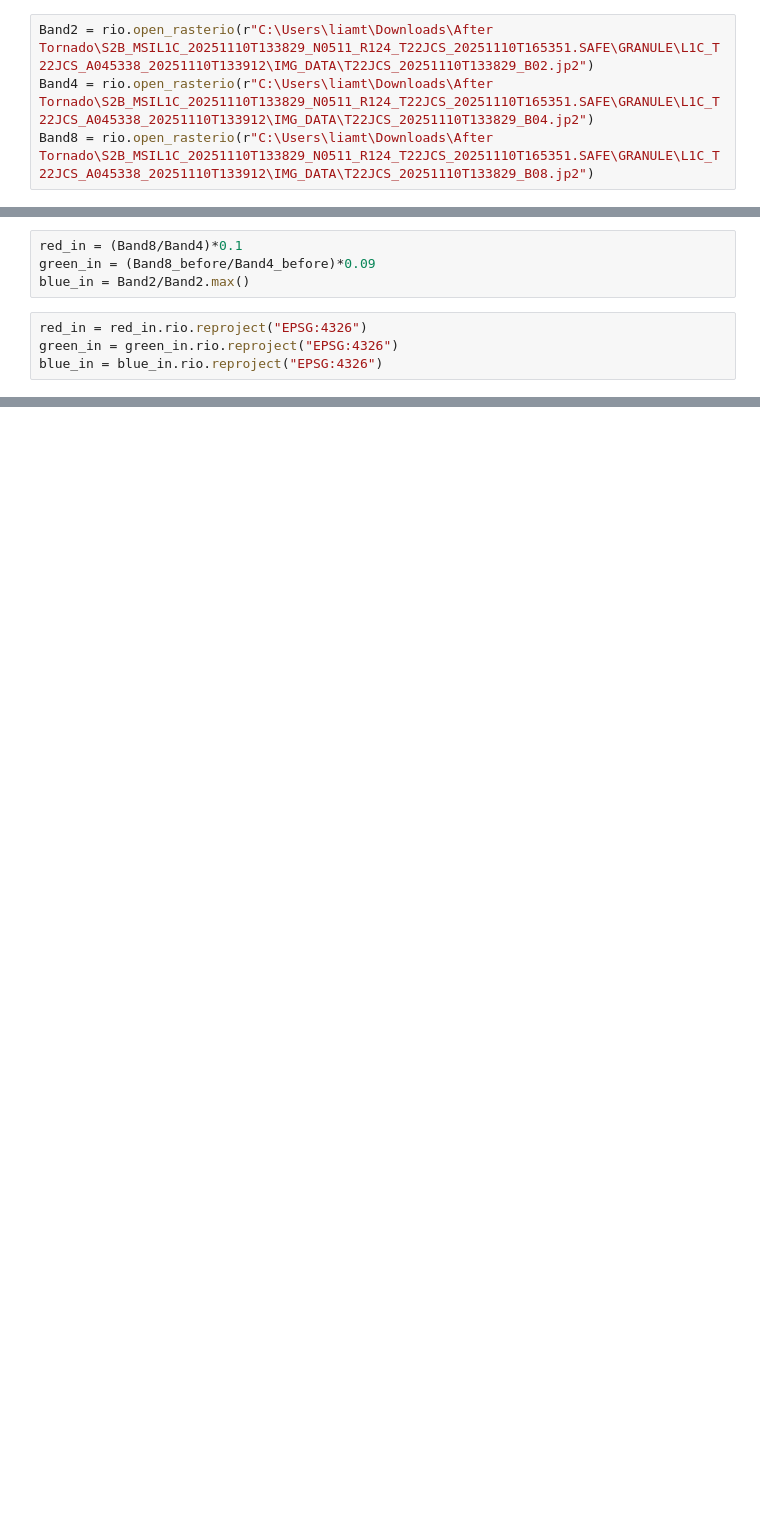
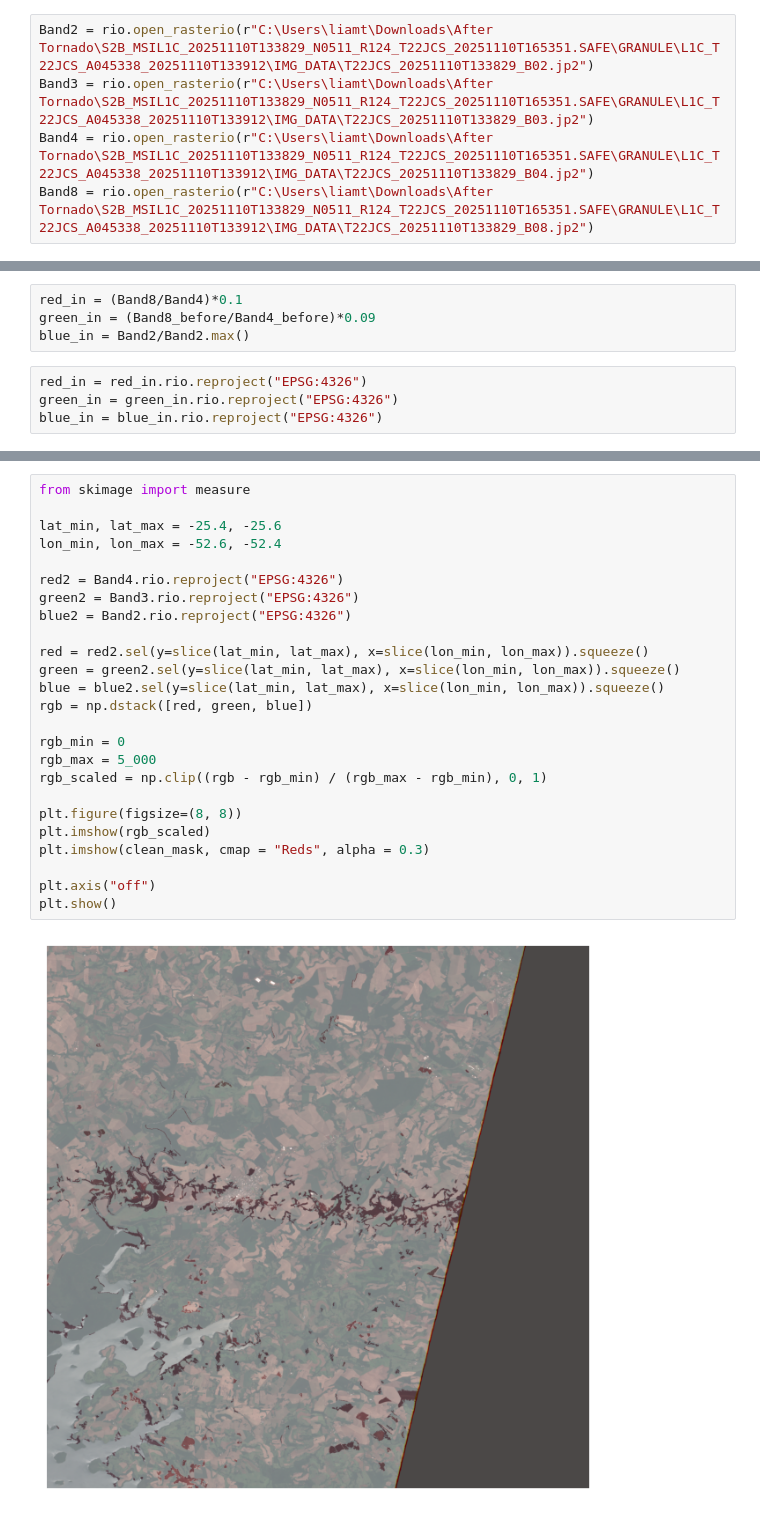
Before and after one commit to Lct0015/Final-Project, a Jupyter notebook: Tornado Tracks.ipynb, the cells around one changed output, grey strips where cells are left out. Cells and saved outputs as stored; diff of their text form; blank space fills up the shorter version.

```diff
--- a/Tornado Tracks.ipynb
+++ b/Tornado Tracks.ipynb
@@ -14,4 +10,5 @@ Band8_before = rio.open_rasterio(r"C:\Users\liamt\Downloads\Before Tornado\S2B_M
 # %%
 Band2 = rio.open_rasterio(r"C:\Users\liamt\Downloads\After Tornado\S2B_MSIL1C_20251110T133829_N0511_R124_T22JCS_20251110T165351.SAFE\GRANULE\L1C_T22JCS_A045338_20251110T133912\IMG_DATA\T22JCS_20251110T133829_B02.jp2")
+Band3 = rio.open_rasterio(r"C:\Users\liamt\Downloads\After Tornado\S2B_MSIL1C_20251110T133829_N0511_R124_T22JCS_20251110T165351.SAFE\GRANULE\L1C_T22JCS_A045338_20251110T133912\IMG_DATA\T22JCS_20251110T133829_B03.jp2")
 Band4 = rio.open_rasterio(r"C:\Users\liamt\Downloads\After Tornado\S2B_MSIL1C_20251110T133829_N0511_R124_T22JCS_20251110T165351.SAFE\GRANULE\L1C_T22JCS_A045338_20251110T133912\IMG_DATA\T22JCS_20251110T133829_B04.jp2")
 Band8 = rio.open_rasterio(r"C:\Users\liamt\Downloads\After Tornado\S2B_MSIL1C_20251110T133829_N0511_R124_T22JCS_20251110T165351.SAFE\GRANULE\L1C_T22JCS_A045338_20251110T133912\IMG_DATA\T22JCS_20251110T133829_B08.jp2")
@@ -50,0 +61,27 @@ Clipping input data to the valid range for imshow with RGB data ([0..1] for floa
+# %%
+from skimage import measure
+
+lat_min, lat_max = -25.4, -25.6
+lon_min, lon_max = -52.6, -52.4
+
+red2 = Band4.rio.reproject("EPSG:4326")
+green2 = Band3.rio.reproject("EPSG:4326")
+blue2 = Band2.rio.reproject("EPSG:4326")
+
+red = red2.sel(y=slice(lat_min, lat_max), x=slice(lon_min, lon_max)).squeeze()
+green = green2.sel(y=slice(lat_min, lat_max), x=slice(lon_min, lon_max)).squeeze()
+blue = blue2.sel(y=slice(lat_min, lat_max), x=slice(lon_min, lon_max)).squeeze()
+rgb = np.dstack([red, green, blue])
+
+rgb_min = 0
+rgb_max = 5_000
+rgb_scaled = np.clip((rgb - rgb_min) / (rgb_max - rgb_min), 0, 1)
+
+plt.figure(figsize=(8, 8))
+plt.imshow(rgb_scaled)
+plt.imshow(clean_mask, cmap = "Reds", alpha = 0.3)
+
+plt.axis("off")
+plt.show()
+# %% [output]
+[figure, added]
```
Also changed, not shown: parts of 5 cells of this notebook.
